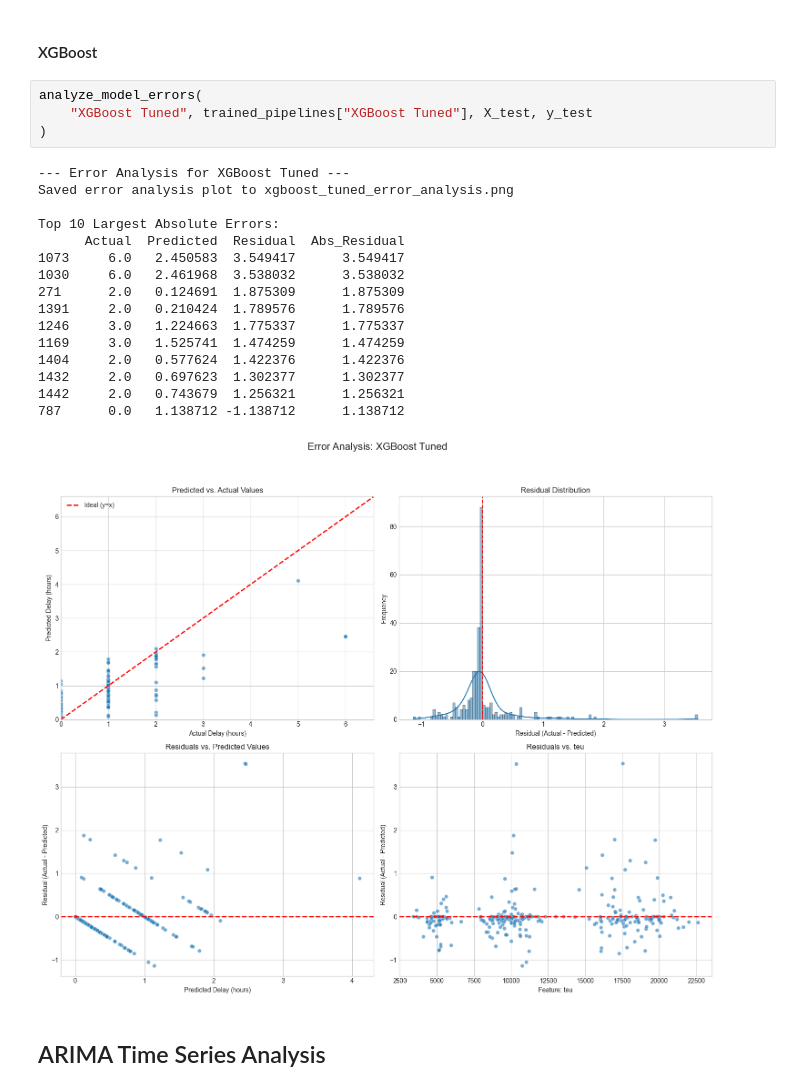
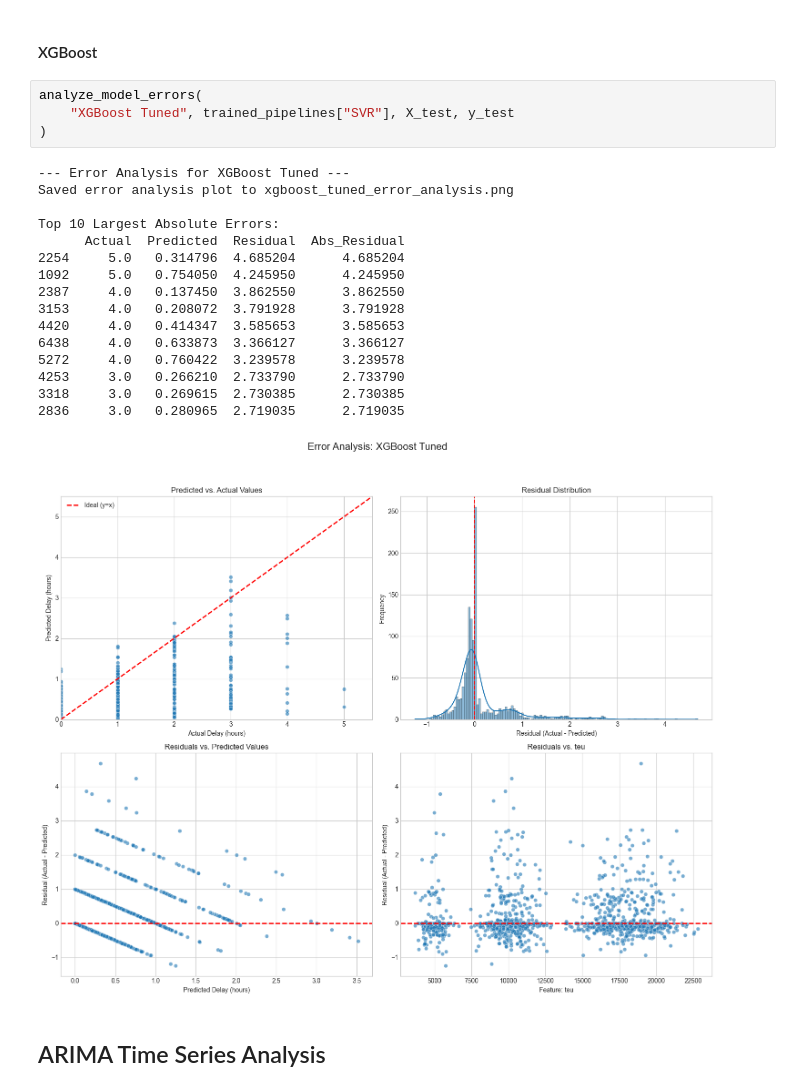
Before and after one commit to MatricalDefunkt/pbl2-ship-delay, a Jupyter notebook: train_models.ipynb, the cells around one changed output. Saved outputs shown, nothing was run; the diff lists cells and outputs as text.

```diff
--- a/train_models.ipynb
+++ b/train_models.ipynb
@@ -1306,25 +1306,25 @@ def analyze_model_errors(model_name, pipeline, X_test, y_test):
 #### XGBoost
 # %%
 analyze_model_errors(
-    "XGBoost Tuned", trained_pipelines["XGBoost Tuned"], X_test, y_test
+    "XGBoost Tuned", trained_pipelines["SVR"], X_test, y_test
 )
 # %% [output]
 --- Error Analysis for XGBoost Tuned ---
 Saved error analysis plot to xgboost_tuned_error_analysis.png
 
 Top 10 Largest Absolute Errors:
       Actual  Predicted  Residual  Abs_Residual
-1073     6.0   2.450583  3.549417      3.549417
-1030     6.0   2.461968  3.538032      3.538032
-271      2.0   0.124691  1.875309      1.875309
-1391     2.0   0.210424  1.789576      1.789576
-1246     3.0   1.224663  1.775337      1.775337
-1169     3.0   1.525741  1.474259      1.474259
-1404     2.0   0.577624  1.422376      1.422376
-1432     2.0   0.697623  1.302377      1.302377
-1442     2.0   0.743679  1.256321      1.256321
-787      0.0   1.138712 -1.138712      1.138712
+2254     5.0   0.314796  4.685204      4.685204
+1092     5.0   0.754050  4.245950      4.245950
+2387     4.0   0.137450  3.862550      3.862550
+3153     4.0   0.208072  3.791928      3.791928
+4420     4.0   0.414347  3.585653      3.585653
+6438     4.0   0.633873  3.366127      3.366127
+5272     4.0   0.760422  3.239578      3.239578
+4253     3.0   0.266210  2.733790      2.733790
+3318     3.0   0.269615  2.730385      2.730385
+2836     3.0   0.280965  2.719035      2.719035
-[figure, old version]
+[figure, new version]
 # %% [markdown]
 ## ARIMA Time Series Analysis
 # %% [markdown]
```
Also changed, not shown: parts of 39 cells of this notebook, 17 other files.
